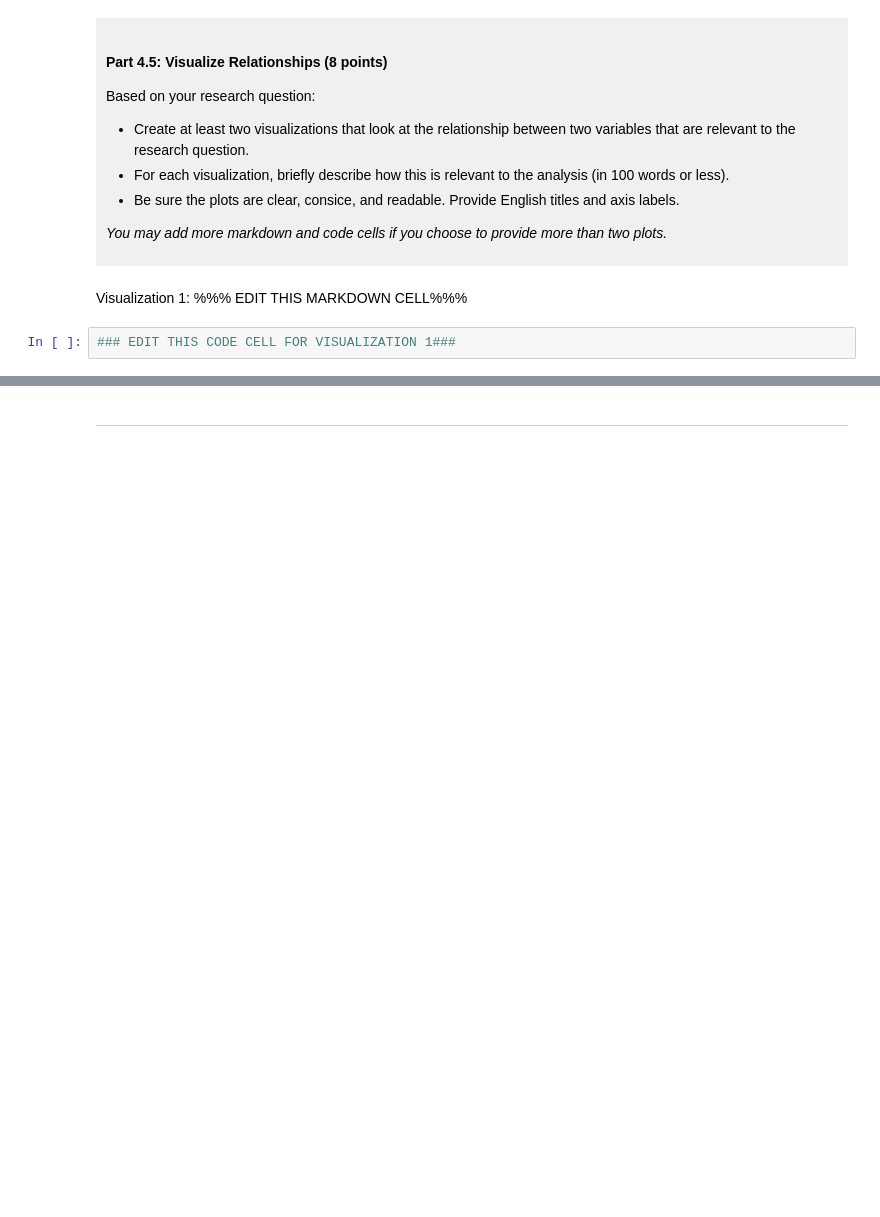
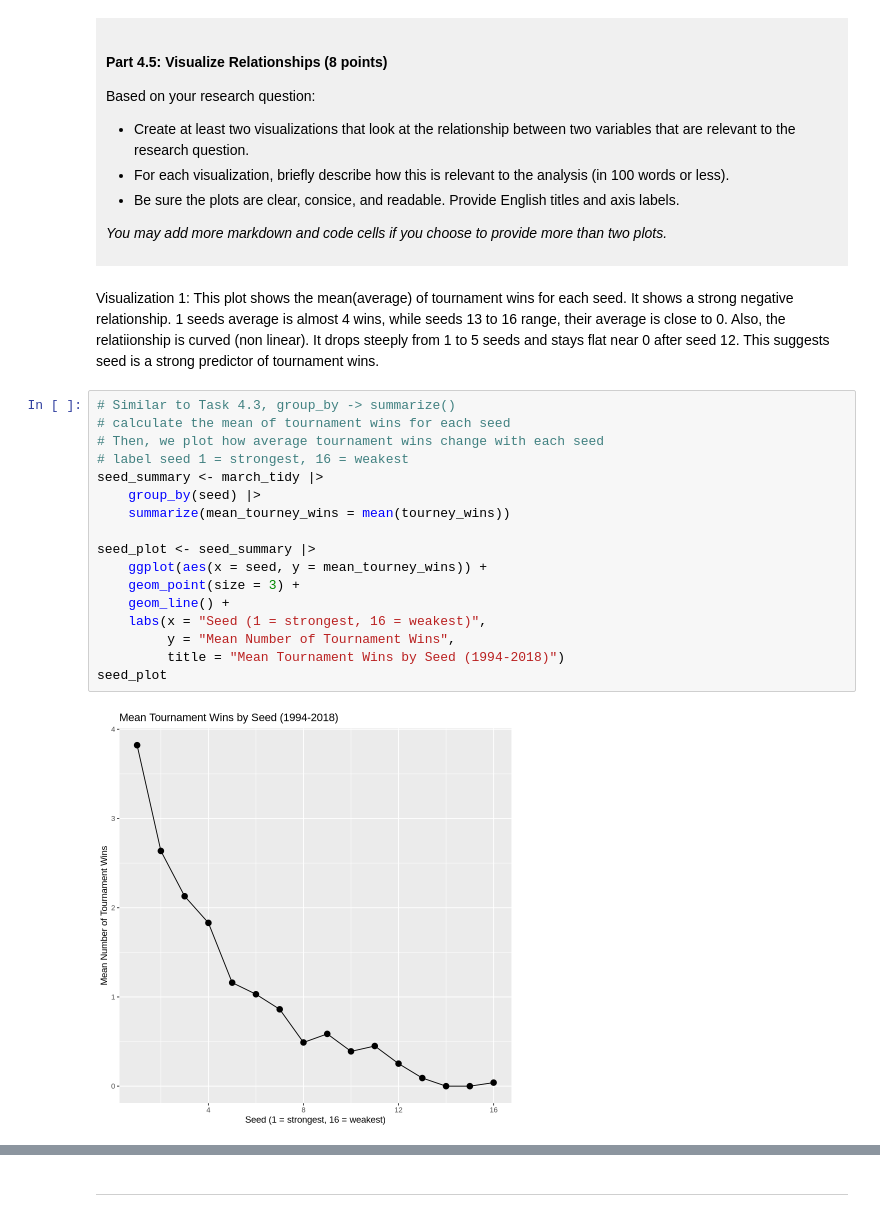
Before and after one commit to syang141/dsci-100-project-seokwon-yang, a Jupyter notebook: dsci-100-project-notebook.ipynb, the cells around one changed output, grey strips where cells are left out. Saved outputs shown, nothing was run; the diff lists cells and outputs as text; blank space fills up the shorter version.

Commit message:
Checkpoint C Fully Done
Finished Checkpoint C: From the whole Part 4 to Task 5.1

```diff
--- a/dsci-100-project-notebook.ipynb
+++ b/dsci-100-project-notebook.ipynb
@@ -317,7 +414,24 @@ Based on your research question:
 *You may add more markdown and code cells if you choose to provide more than two plots.*
 </div>
 # %% [markdown]
-Visualization 1: %%% EDIT THIS MARKDOWN CELL%%%
+Visualization 1: This plot shows the mean(average) of tournament wins for each seed. It shows a strong negative relationship. 1 seeds average is almost 4 wins, while seeds 13 to 16 range, their average is close to 0. Also, the relatiionship is curved (non linear). It drops steeply from 1 to 5 seeds and stays flat near 0 after seed 12. This suggests seed is a strong predictor of tournament wins.
 # %%
-### EDIT THIS CODE CELL FOR VISUALIZATION 1###
+# Similar to Task 4.3, group_by -> summarize()
+# calculate the mean of tournament wins for each seed
+# Then, we plot how average tournament wins change with each seed
+# label seed 1 = strongest, 16 = weakest
+seed_summary <- march_tidy |>
+    group_by(seed) |>
+    summarize(mean_tourney_wins = mean(tourney_wins))
+
+seed_plot <- seed_summary |>
+    ggplot(aes(x = seed, y = mean_tourney_wins)) +
+    geom_point(size = 3) +
+    geom_line() +
+    labs(x = "Seed (1 = strongest, 16 = weakest)",
+         y = "Mean Number of Tournament Wins",
+         title = "Mean Tournament Wins by Seed (1994-2018)")
+seed_plot
+# %% [output]
+[figure, added]
 # %% [markdown]
```
Also changed, not shown: parts of 9 cells of this notebook.
